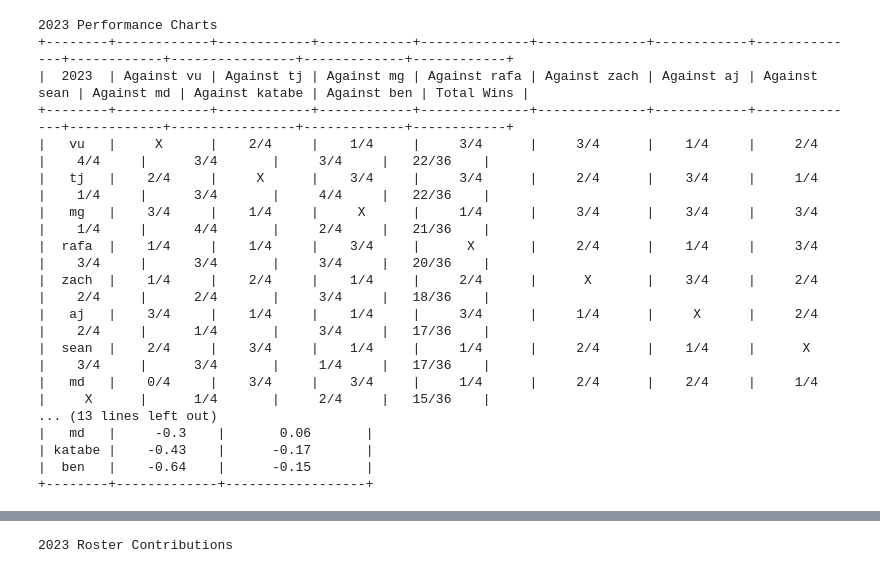
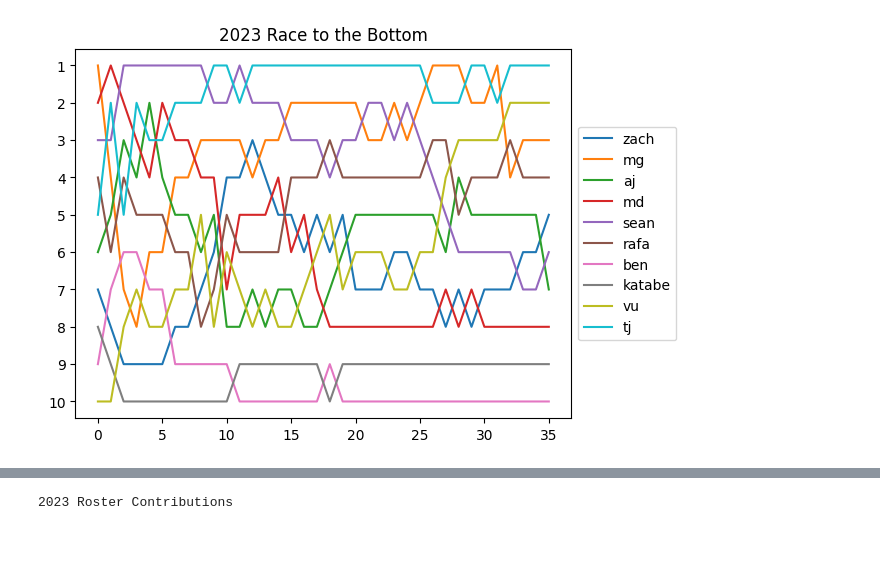
Before and after one commit to mgintjee/FPL-Stats, a Jupyter notebook: notebooks/nb_season_2023.ipynb, the cells around one changed output, grey strips where cells are left out. Cells and saved outputs as stored; diff of their text form; code cells hidden in the pictures; blank space fills up the shorter version.

```diff
--- a/notebooks/nb_season_2023.ipynb
+++ b/notebooks/nb_season_2023.ipynb
@@ -32,23 +27,4 @@ if(show_plots):
-# %%
-print(db.get_season(), "Performance Charts")
-if(show_charts):
-    performance_charts.plot_head_to_heads(db)
-    performance_charts.plot_manager_performances(db)
-# %% [output]
-2023 Performance Charts
-+--------+------------+------------+------------+--------------+--------------+------------+--------------+------------+----------------+-------------+------------+
-|  2023  | Against vu | Against tj | Against mg | Against rafa | Against zach | Against aj | Against sean | Against md | Against katabe | Against ben | Total Wins |
-+--------+------------+------------+------------+--------------+--------------+------------+--------------+------------+----------------+-------------+------------+
-|   vu   |     X      |    2/4     |    1/4     |     3/4      |     3/4      |    1/4     |     2/4      |    4/4     |      3/4       |     3/4     |   22/36    |
-|   tj   |    2/4     |     X      |    3/4     |     3/4      |     2/4      |    3/4     |     1/4      |    1/4     |      3/4       |     4/4     |   22/36    |
-|   mg   |    3/4     |    1/4     |     X      |     1/4      |     3/4      |    3/4     |     3/4      |    1/4     |      4/4       |     2/4     |   21/36    |
-|  rafa  |    1/4     |    1/4     |    3/4     |      X       |     2/4      |    1/4     |     3/4      |    3/4     |      3/4       |     3/4     |   20/36    |
-|  zach  |    1/4     |    2/4     |    1/4     |     2/4      |      X       |    3/4     |     2/4      |    2/4     |      2/4       |     3/4     |   18/36    |
-|   aj   |    3/4     |    1/4     |    1/4     |     3/4      |     1/4      |     X      |     2/4      |    2/4     |      1/4       |     3/4     |   17/36    |
-|  sean  |    2/4     |    3/4     |    1/4     |     1/4      |     2/4      |    1/4     |      X       |    3/4     |      3/4       |     1/4     |   17/36    |
-|   md   |    0/4     |    3/4     |    3/4     |     1/4      |     2/4      |    2/4     |     1/4      |     X      |      1/4       |     2/4     |   15/36    |
-... (13 lines left out)
-|   md   |     -0.3    |       0.06       |
-| katabe |    -0.43    |      -0.17       |
-|  ben   |    -0.64    |      -0.15       |
-+--------+-------------+------------------+
+# %%
+display_utils.display_race_to_the_bottom(db)
+# %% [output]
+[figure, added]
```
Also changed, not shown: parts of 5 cells of this notebook, 7 other files.
